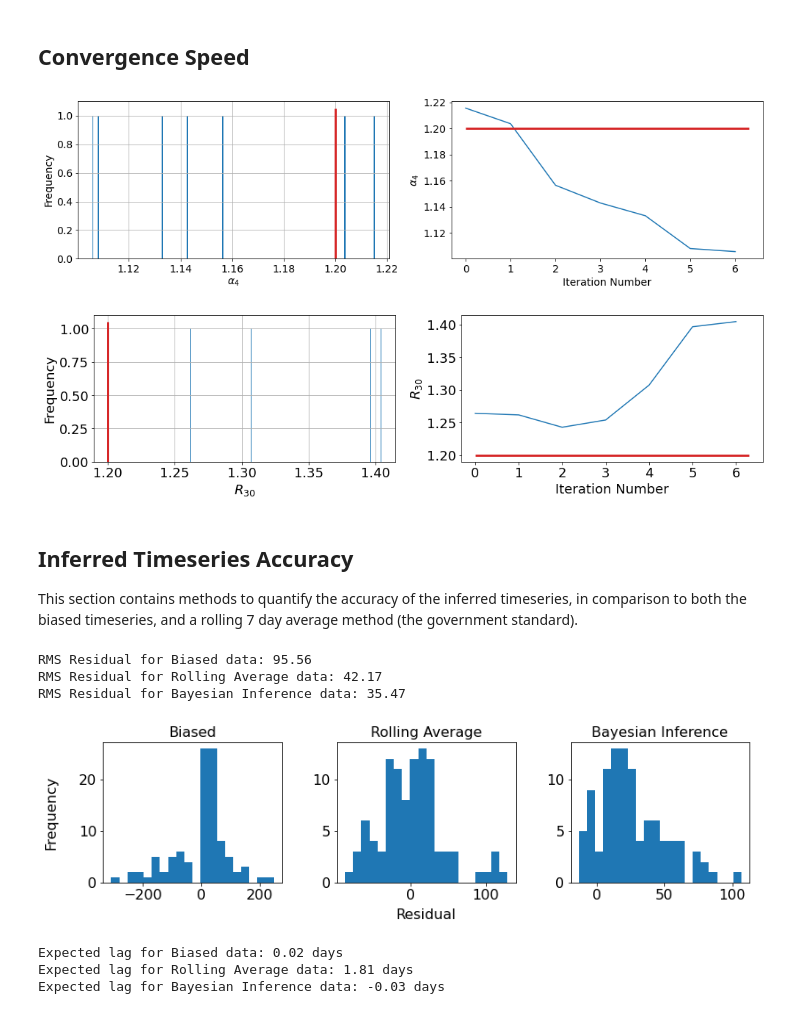
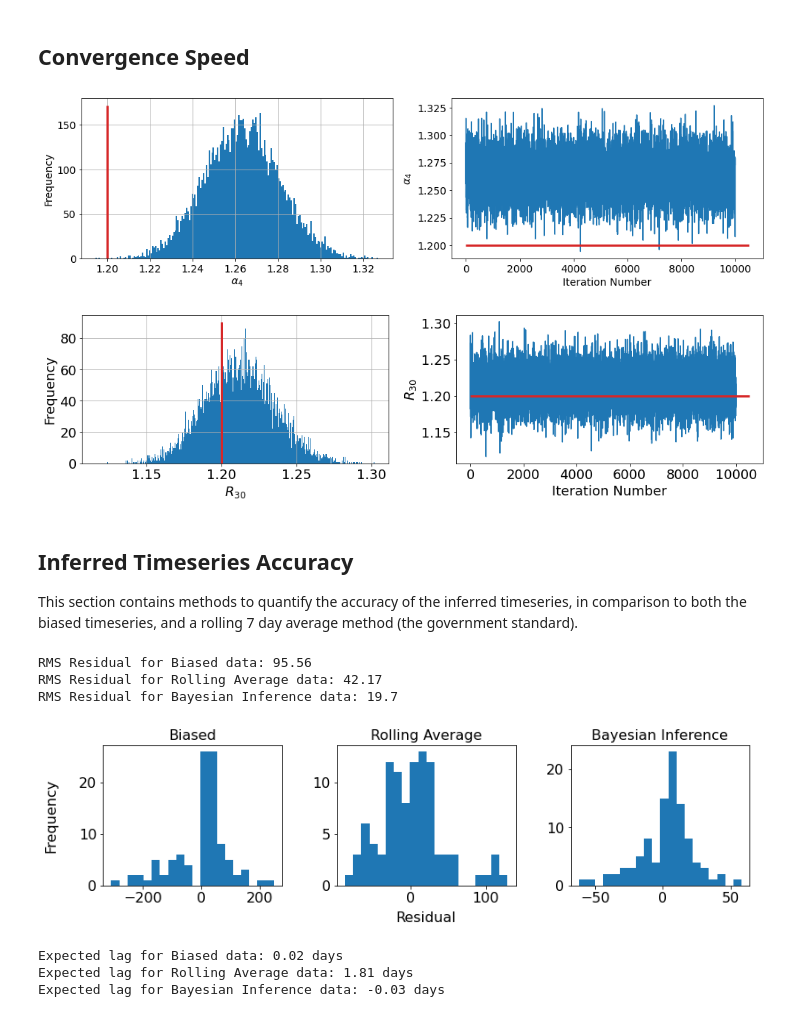
Before and after one commit to KCGallagher/periodic-sampling, a Jupyter notebook: periodic_sampling/fixed_bias_sampler.ipynb, the cells around one changed output. Saved outputs shown, nothing was run; the diff lists cells and outputs as text; code cells hidden in the pictures.

Commit message:
report images

```diff
--- a/periodic_sampling/fixed_bias_sampler.ipynb
+++ b/periodic_sampling/fixed_bias_sampler.ipynb
@@ -152,19 +152,19 @@ output.to_csv('../data/outputs/scale_bias_model/' + filename)
 
 images_path = "synthetic_inference/stepped_R/scale_bias_model/normalised_bias/"
 # %%
-# # Read in old dataset
+# Read in old dataset
 
-# output = pd.read_csv("../data/outputs/scale_bias_model/normalised_bias/hidden_synth_inference_T_scale_100_N0_100_R0diff_0.2_It_1000000_seed_41.csv")
-# bias_method = 'scale'; time_steps = 600; N_0 = 100; R_0 = 0.99; step_num = 300; seed = 32
-# if 'R_t' in output.columns:  # Backward compatibility
-#     output['R_0'] = output['R_t']
+output = pd.read_csv("../data/outputs/scale_bias_model/synth_inference_T_scale_100_N0_100_R0diff_0.2_It_10000_seed_41.csv")
+bias_method = 'scale'; time_steps = 100; N_0 = 100; R_0 = 0.99; step_num = 10000; seed = 41
+if 'R_t' in output.columns:  # Backward compatibility
+    output['R_0'] = output['R_t']
 
 # np.random.seed(seed); model = RenewalModel(R0=R_0); model.simulate(T=time_steps, N_0=N_0)
 
 # rep = Reporter(model.case_data, start_date=start_date)  # Start on Mon 6th for ease
 # truth_df = rep.unbiased_report(); bias_df = rep.fixed_bias_report(bias=bias, method=bias_method)
 
-# images_path = "synthetic_inference/stepped_R/scale_bias_model/normalised_bias/"
+images_path = "synthetic_inference/stepped_R/scale_bias_model/normalised_bias/"
 # %% [markdown]
 ## Output Visualisation
 # %%
@@ -259,0 +260,28 @@ if ('R_1' in output.columns):
+# %%
+# combined plot for both timeseries and r
+
+plt.rcParams['font.size'] = '22'
+fig = plt.figure(figsize=(10, 8))
+
+gs = fig.add_gridspec(2, 1,  height_ratios=(6, 3), hspace = 0)
+                    #   left=0, right=1, bottom=0, top=1)
+                    #   wspace=0.05, hspace=0.05)
+
+ax = fig.add_subplot(gs[0, 0])
+ax_r = fig.add_subplot(gs[1, 0], sharex=ax)
+
+bias_df.plot(x='Date', y='Confirmed', ax=ax, color='tab:blue', label = 'Observation', linestyle = 'dotted')
+truth_df.plot(x='Date', y='Confirmed', ax=ax, color='black', label = 'Ground Truth', alpha=0.8)
+ax.plot(truth_df['Date'], predicted_truth, color='green', label = 'Inferred Truth', linestyle = 'dashed')
+ax.get_xaxis().set_visible(False); ax.legend(); ax.set_ylabel("Cases");
+
+ax_r.plot(truth_df['Date'][8:], R0_list[8:], color='black', label = 'Ground Truth', linestyle = 'dashed')
+ax_r.plot(truth_df['Date'][8:], predicted_R[8:], color='green', label = 'Inferred Values')
+ax_r.fill_between(truth_df['Date'][8:], lower_R[8:], upper_R[8:], color = 'green', alpha=0.2)
+
+ax_r.set_xticks(ax.get_xticks()[::2]); ax_r.legend()
+plt.xlabel("Date"); plt.ylabel("$R_{t}$")
+
+plt.gcf().patch.set_facecolor('white'); plt.tight_layout();
+# plt.savefig(f"../images/{images_path}"
+#             + f"combined_series_{bias_method}_T_{time_steps}_N0_{N_0}_R0diff_{R0_diff}_It_{step_num}_seed_{seed}.png")
@@ -262,31 +292,31 @@ if ('R_1' in output.columns):
 # %%
 i = 0; bias_x = 'bias_' + str(i)
 value = bias[i]; bias_name = 'alpha{' + str(i) + '}'
 
 plt.rcParams['font.size'] = '14'
 fig, axs = plt.subplots(1, 2, figsize=(14,4))
 
 histo = output.hist(bias_x, ax=axs[0], bins=200)
 axs[0].vlines(x=1.2, ymin=0, ymax=axs[0].get_ylim()[1], color='tab:red', linewidth=3)
 axs[0].set_xlabel(r'$\alpha_{4}$'); axs[0].set_ylabel('Frequency'); axs[0].set_title('');
 
 if ('Chain' in output.columns):
     chains = output['Chain'].unique()
     for chain in chains:
         index = output.index[output['Chain']==chain]
         # axs[1].plot(index % len(index), output[bias_x][output['Chain']==chain])
         axs[1].plot((pd.Series([x for x in range(len(index) + 1)]) % len(index + 1))[:-1],
                     (pd.concat([pd.Series([1.2]), output[bias_x][output['Chain']==chain]]))[:-1], alpha=0.7)
 else:
     axs[1].plot(output.index, output[bias_x])
 axs[1].hlines(y=1.2, xmin=0, xmax=axs[1].get_xlim()[1], color='tab:red', linewidth=3)
 axs[1].set_xlabel('Iteration Number'); axs[1].set_ylabel(r'$\alpha_{4}$'); axs[0].set_title('');
 
 plt.gcf().patch.set_facecolor('white'); plt.tight_layout();
-plt.savefig(f"../images/{images_path}"
-            + f"forced_resample_{bias_x}_distribution_{bias_method}_T_{time_steps}_N0_{N_0}_R0diff_{R0_diff}_It_{step_num}_seed_{seed}.png")
+# plt.savefig(f"../images/{images_path}"
+#             + f"forced_resample_{bias_x}_distribution_{bias_method}_T_{time_steps}_N0_{N_0}_R0diff_{R0_diff}_It_{step_num}_seed_{seed}.png")
 # %% [output]
-[figure, old version]
+[figure, new version]
 # %%
 R_x = 'R_30'; value = 1 + R0_diff; R_name = 'R_{30}'
 
@@ -315,7 +345,7 @@ if (R_x in output.columns):
     # plt.savefig(f"../images/{images_path}"
     #             + f"forced_resample{R_x}_distribution_{bias_method}_T_{time_steps}_N0_{N_0}_R0diff_{R0_diff}_It_{step_num}_seed_{seed}.png")
 # %% [output]
-[figure, old version]
+[figure, new version]
 # %% [markdown]
 ## Inferred Timeseries Accuracy
 
@@ -346,8 +376,8 @@ plt.tight_layout()
 # %% [output]
 RMS Residual for Biased data: 95.56
 RMS Residual for Rolling Average data: 42.17
-RMS Residual for Bayesian Inference data: 35.47
+RMS Residual for Bayesian Inference data: 19.7
-[figure, old version]
+[figure, new version]
 # %%
 fig, axs = plt.subplots(1, len(data_series), figsize=(12,4))
 for i in range(len(data_series)):
```
Also changed, not shown: parts of 6 cells of this notebook, 1 other file.
